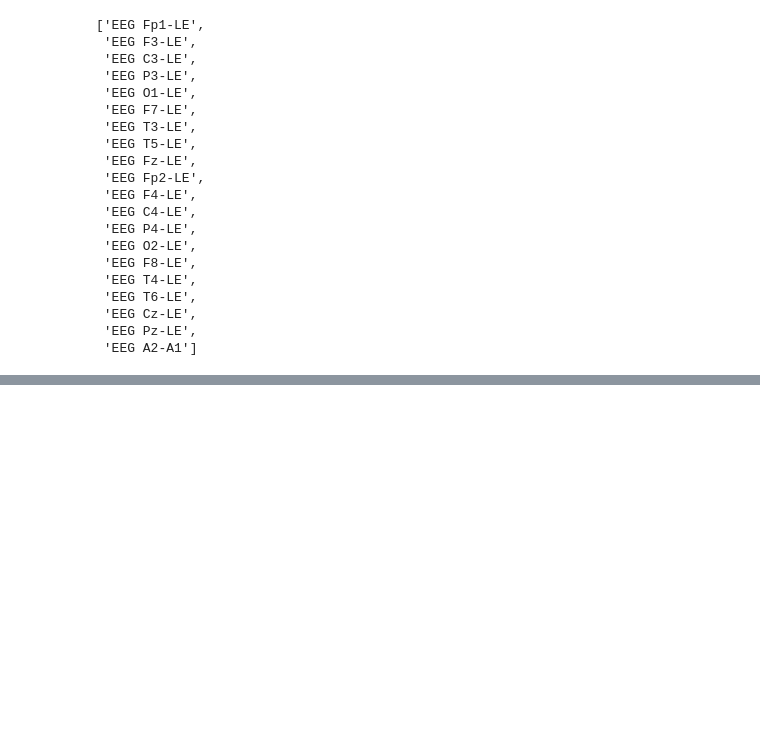
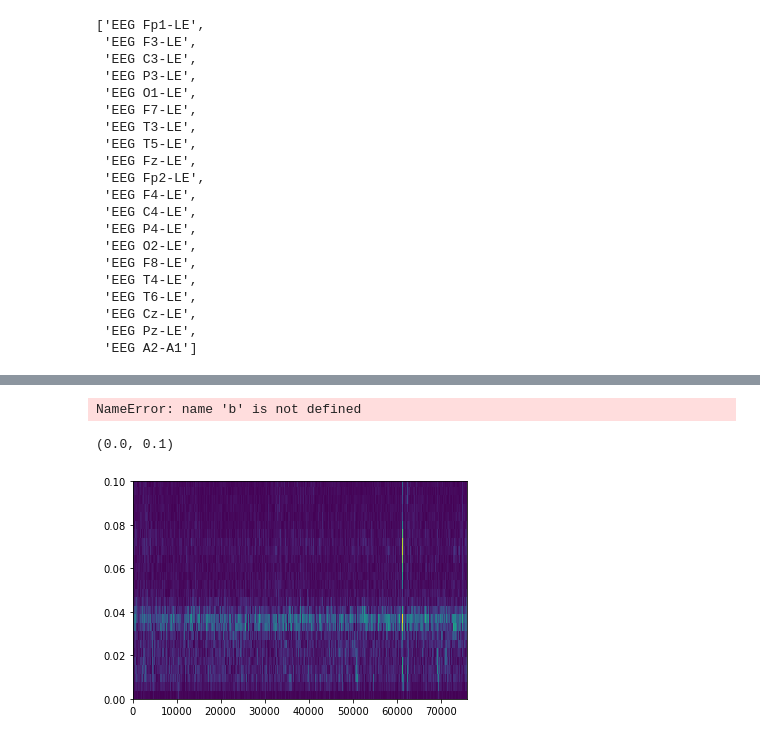
Before and after one commit to ws17863276480/MDD, a Jupyter notebook: MDD_DL.ipynb, the cells around one changed output, grey strips where cells are left out. Cells and saved outputs as stored; diff of their text form; code cells hidden in the pictures; blank space fills up the shorter version.

```diff
--- a/MDD_DL.ipynb
+++ b/MDD_DL.ipynb
@@ -10,5 +12,5 @@ from sklearn.metrics import classification_report
 # %%
-MDD_dataset_Filenames = ['MDD S1 EC.edf', 'MDD S2  EC.edf']
+MDD_dataset_Filenames = ['MDD S1 EC.edf', 'MDD S2  EC.edf', 'MDD S3 EC.edf']
 H_dataset_Filenames = ['H S1 EC.edf', 'H S2 EC.edf']
 
 MDD_dataset_list = []
@@ -64,6 +70,7 @@ MDD_dataset_list[0].ch_names
 # %%
 MDD_dataframe = [] #MDD 환자의 데이터프레임 리스트
 H_dataframe = [] #건강한 사람의 데이터프레임 리스트
+y = []
 for raw in MDD_dataset_list:
     raw_data = raw.get_data(return_times=True)
     channels = raw.ch_names
@@ -71,6 +78,7 @@ for raw in MDD_dataset_list:
     time = np.transpose(raw_data[1])
     temp = pd.DataFrame(T_data, columns = channels, index = time)
     MDD_dataframe.append(temp[['EEG Fp1-LE', 'EEG F3-LE', 'EEG F7-LE', 'EEG Fz-LE', 'EEG Fp2-LE', 'EEG F4-LE', 'EEG F8-LE']])
+    y.append(1)
 
 for raw in H_dataset_list:
     raw_data = raw.get_data(return_times=True)
@@ -79,3 +87,4 @@ for raw in H_dataset_list:
     time = np.transpose(raw_data[1])
     temp = pd.DataFrame(T_data, columns = channels, index = time)
     H_dataframe.append(temp[['EEG Fp1-LE', 'EEG F3-LE', 'EEG F7-LE', 'EEG Fz-LE', 'EEG Fp2-LE', 'EEG F4-LE', 'EEG F8-LE']])
+    y.append(0)
@@ -102,0 +97,2 @@ ValueError: all input arrays must have the same shape
+# %%
+f,t,z = scipy.signal.stft(MDD_dataframe[1]['EEG Fp1-LE'])
@@ -102,0 +119,10 @@ ValueError: all input arrays must have the same shape
+# %%
+b[:,:75000]
+# %% [output]
+NameError: name 'b' is not defined
+# %%
+plt.pcolormesh(t, f, np.abs(z))
+plt.ylim(0,0.1)
+# %% [output]
+(0.0, 0.1)
+[figure, added]
```
Also changed, not shown: parts of 10 cells of this notebook.
